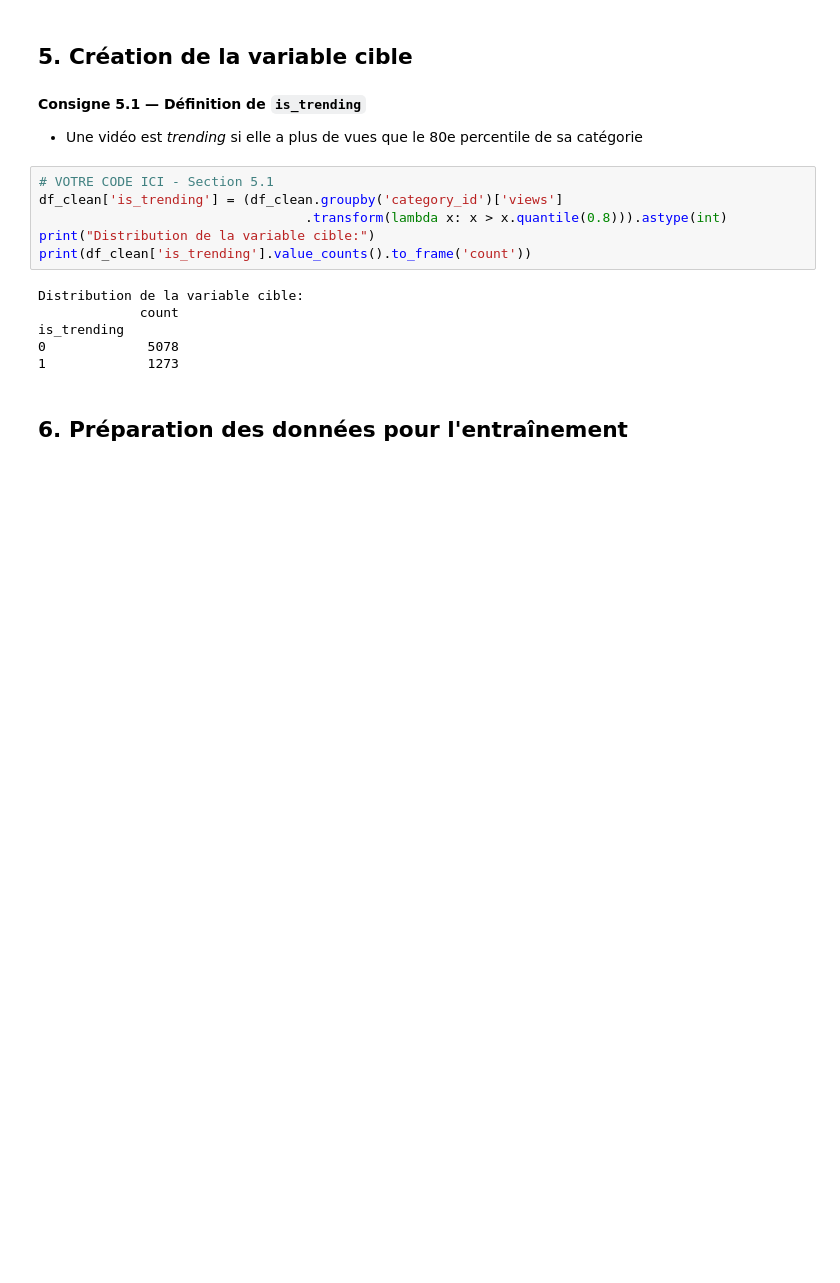
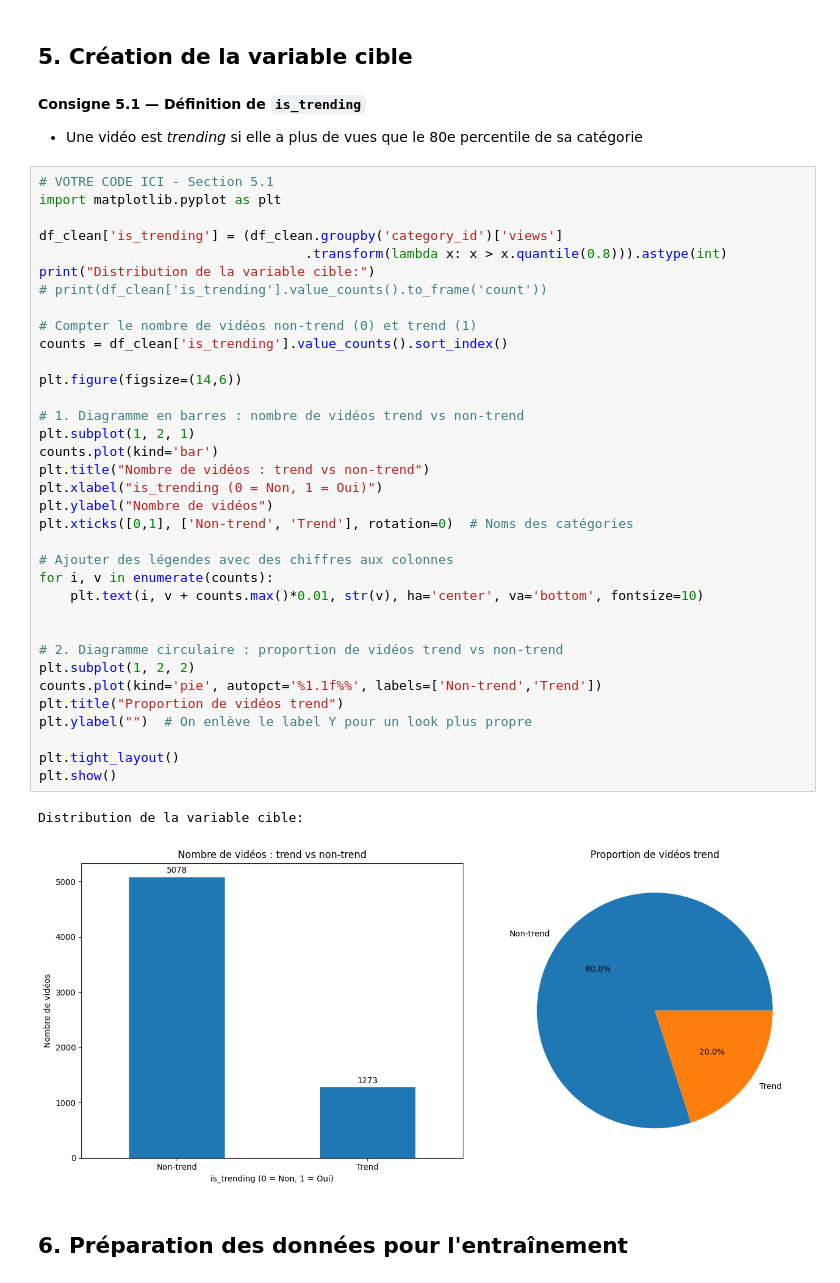
Before and after one commit to kirillsst/youtube-popularity-ml, a Jupyter notebook: notebook/PROJET_ML_Youtube_Trending.ipynb, the cells around one changed output. Saved outputs shown, nothing was run; the diff lists cells and outputs as text; blank space fills up the shorter version.

Commit message:
en train de visualisation

```diff
--- a/notebook/PROJET_ML_Youtube_Trending.ipynb
+++ b/notebook/PROJET_ML_Youtube_Trending.ipynb
@@ -346,16 +362,42 @@ Name: has_numbers, Length: 6351, dtype: bool
 - Une vidéo est *trending* si elle a plus de vues que le 80e percentile de sa catégorie
 # %%
 # VOTRE CODE ICI - Section 5.1
+import matplotlib.pyplot as plt
+
 df_clean['is_trending'] = (df_clean.groupby('category_id')['views']
                                   .transform(lambda x: x > x.quantile(0.8))).astype(int)
 print("Distribution de la variable cible:")
-print(df_clean['is_trending'].value_counts().to_frame('count'))
+# print(df_clean['is_trending'].value_counts().to_frame('count'))
+
+# Compter le nombre de vidéos non-trend (0) et trend (1)
+counts = df_clean['is_trending'].value_counts().sort_index()
+
+plt.figure(figsize=(14,6))
+
+# 1. Diagramme en barres : nombre de vidéos trend vs non-trend
+plt.subplot(1, 2, 1)
+counts.plot(kind='bar')
+plt.title("Nombre de vidéos : trend vs non-trend")
+plt.xlabel("is_trending (0 = Non, 1 = Oui)")
+plt.ylabel("Nombre de vidéos")
+plt.xticks([0,1], ['Non-trend', 'Trend'], rotation=0)  # Noms des catégories
+
+# Ajouter des légendes avec des chiffres aux colonnes
+for i, v in enumerate(counts):
+    plt.text(i, v + counts.max()*0.01, str(v), ha='center', va='bottom', fontsize=10)
+
+
+# 2. Diagramme circulaire : proportion de vidéos trend vs non-trend
+plt.subplot(1, 2, 2)
+counts.plot(kind='pie', autopct='%1.1f%%', labels=['Non-trend','Trend'])
+plt.title("Proportion de vidéos trend")
+plt.ylabel("")  # On enlève le label Y pour un look plus propre
+
+plt.tight_layout()
+plt.show()
 # %% [output]
 Distribution de la variable cible:
-             count
-is_trending
-0             5078
-1             1273
+[figure, added]
 # %% [markdown]
 ## 6. Préparation des données pour l'entraînement
 # %% [markdown]
```
Also changed, not shown: parts of 6 cells of this notebook.
